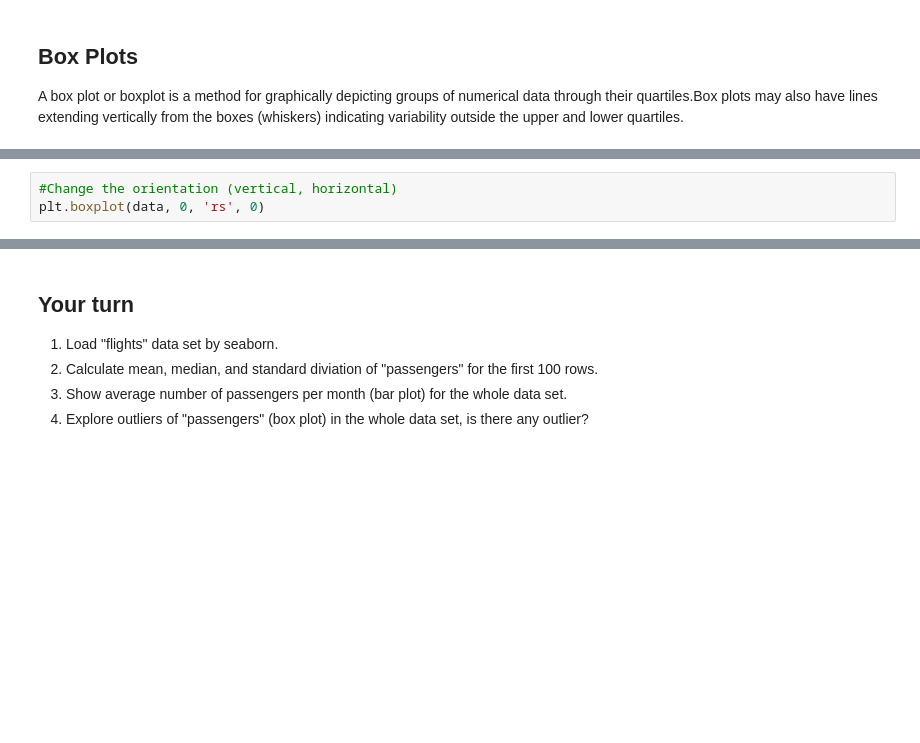
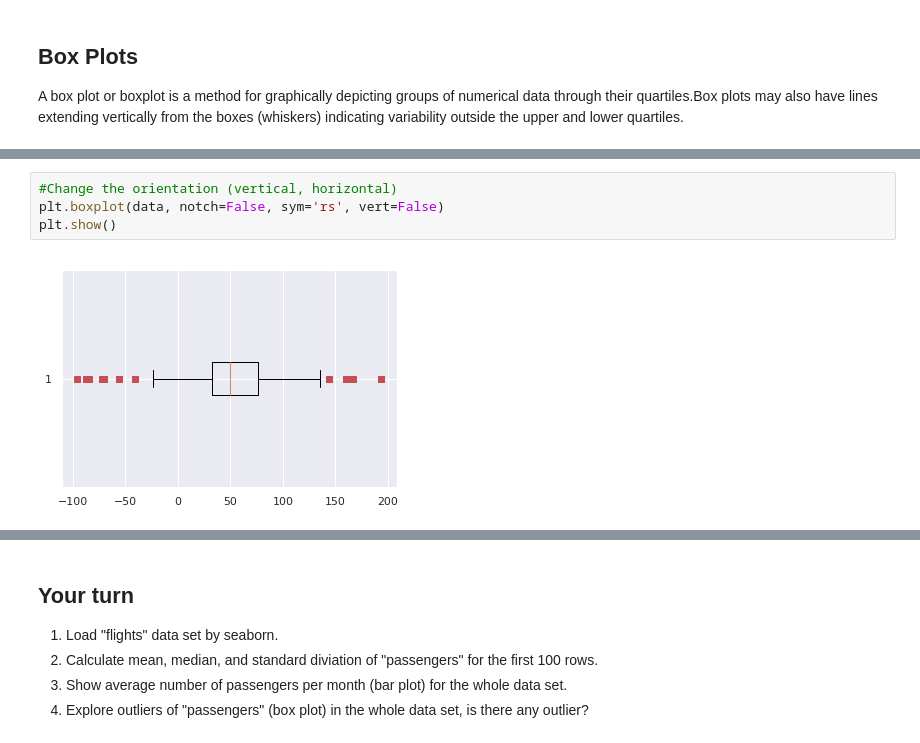
Before and after one commit to mrsonuk/university, a Jupyter notebook: data_science/uebung/02/Data Visualization_Decision Trees-Instruction.ipynb, the cells around one changed output, grey strips where cells are left out. Saved outputs shown, nothing was run; the diff lists cells and outputs as text; blank space fills up the shorter version.

```diff
--- a/data_science/uebung/02/Data Visualization_Decision Trees-Instruction.ipynb
+++ b/data_science/uebung/02/Data Visualization_Decision Trees-Instruction.ipynb
@@ -139,5 +211,8 @@ plt.boxplot(data, 0, 'gd')
 # %%
 #Change the orientation (vertical, horizontal)
-plt.boxplot(data, 0, 'rs', 0)
+plt.boxplot(data, notch=False, sym='rs', vert=False)
+plt.show()
+# %% [output]
+[figure, added]
 # %%
 #Multiple box plots together
```
Also changed, not shown: parts of 25 cells of this notebook.
